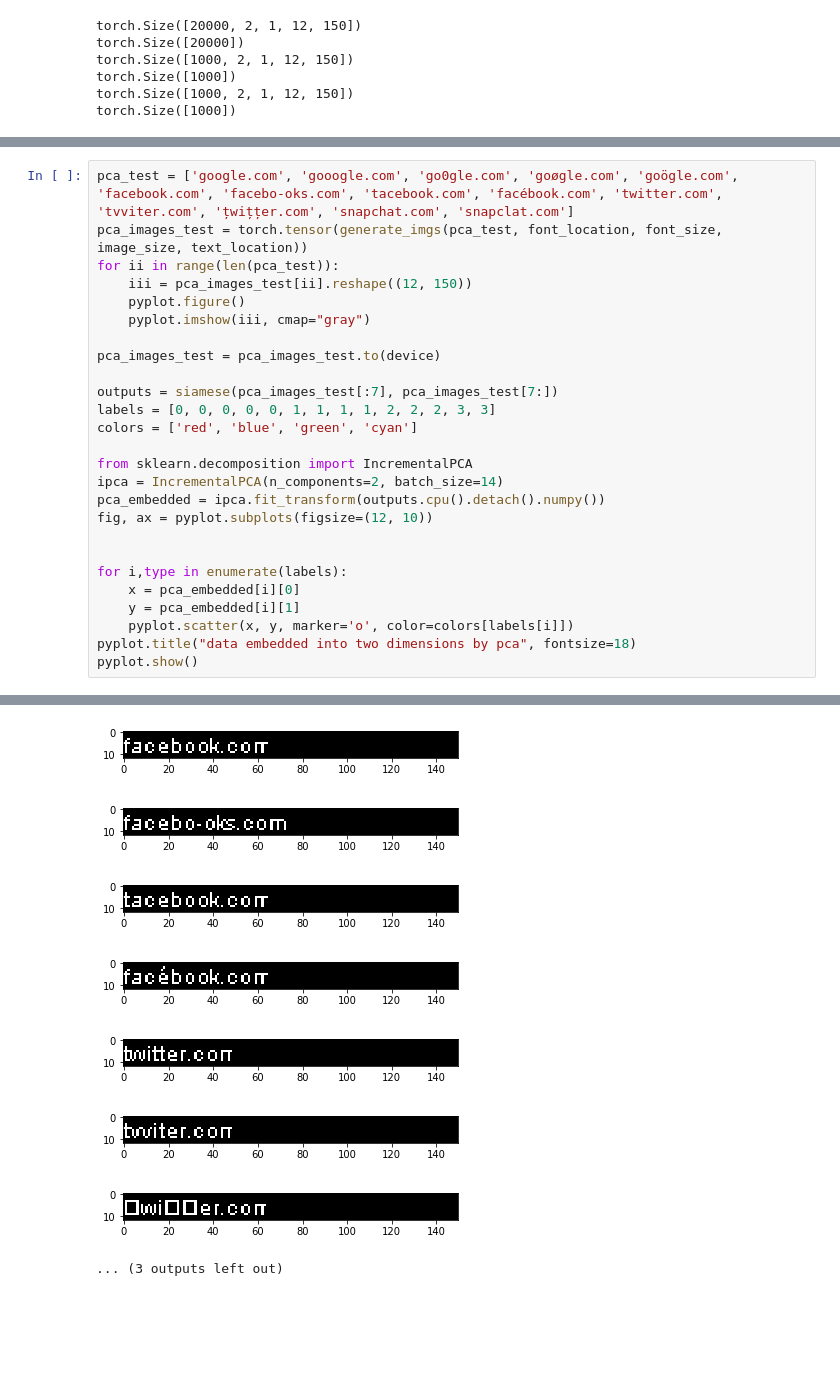
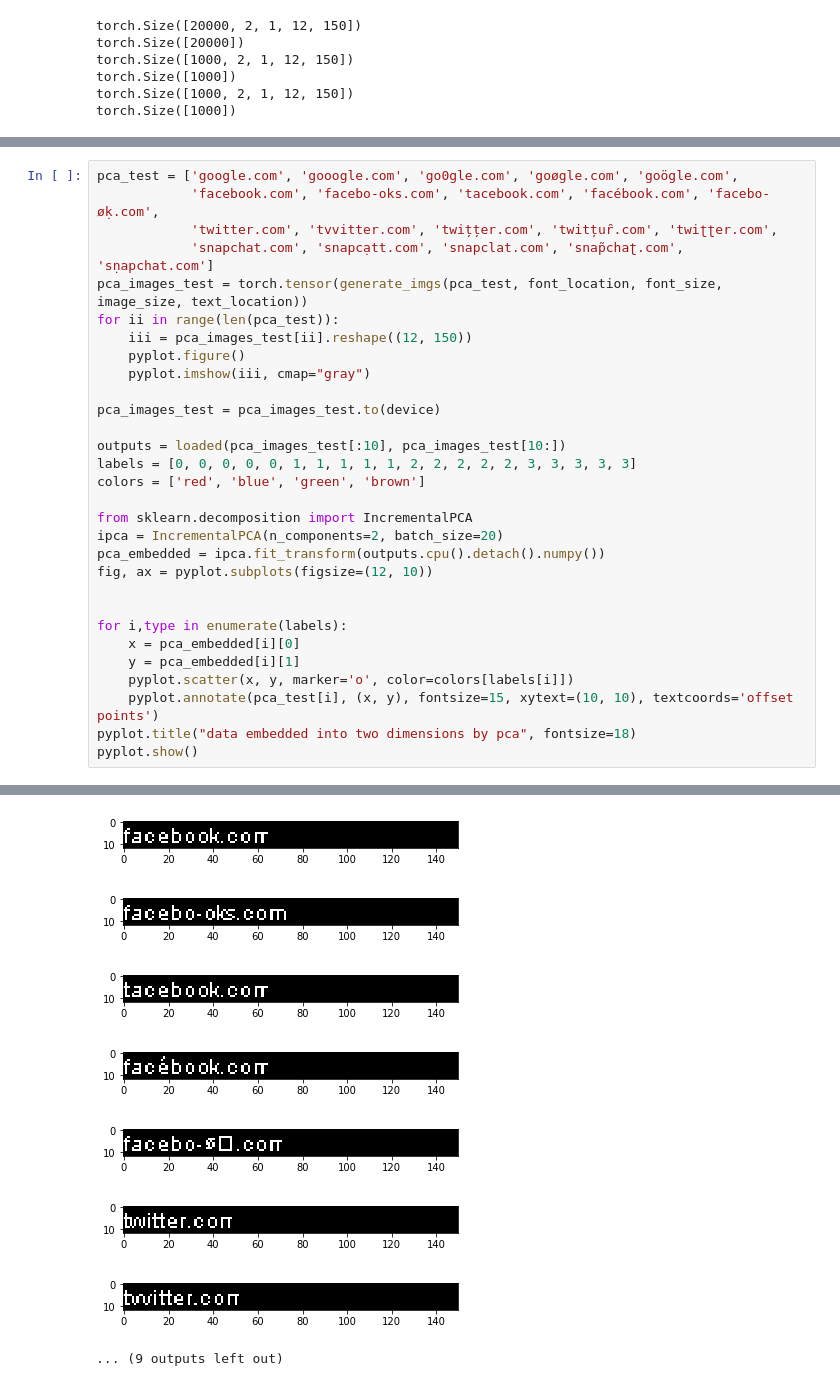
Before and after one commit to horiazegheru/homoglyph-siamese-cnn, a Jupyter notebook: Homoglyph.ipynb, the cells around one changed output, grey strips where cells are left out. Cells and saved outputs as stored; diff of their text form; blank space fills up the shorter version.

```diff
--- a/Homoglyph.ipynb
+++ b/Homoglyph.ipynb
@@ -356,40 +413,44 @@ torch.save(siamese, './siamese.pt')
 # %%
-pca_test = ['google.com', 'gooogle.com', 'go0gle.com', 'goøgle.com', 'goögle.com', 'facebook.com', 'facebo-oks.com', 'tacebook.com', 'facébook.com', 'twitter.com', 'tvviter.com', 'țwițțer.com', 'snapchat.com', 'snapclat.com']
+pca_test = ['google.com', 'gooogle.com', 'go0gle.com', 'goøgle.com', 'goögle.com',
+            'facebook.com', 'facebo-oks.com', 'tacebook.com', 'facébook.com', 'facebo-øḳ.com',
+            'twitter.com', 'tvvitter.com', 'twițțer.com', 'twitțuȓ.com', 'twiʈʈer.com',
+            'snapchat.com', 'snapcạtt.com', 'snapclat.com', 'snap̃chaʈ.com', 'sṇapchat.com']
 pca_images_test = torch.tensor(generate_imgs(pca_test, font_location, font_size, image_size, text_location))
 for ii in range(len(pca_test)):
     iii = pca_images_test[ii].reshape((12, 150))
     pyplot.figure()
     pyplot.imshow(iii, cmap="gray")
 
 pca_images_test = pca_images_test.to(device)
 
-outputs = siamese(pca_images_test[:7], pca_images_test[7:])
-labels = [0, 0, 0, 0, 0, 1, 1, 1, 1, 2, 2, 2, 3, 3]
-colors = ['red', 'blue', 'green', 'cyan']
+outputs = loaded(pca_images_test[:10], pca_images_test[10:])
+labels = [0, 0, 0, 0, 0, 1, 1, 1, 1, 1, 2, 2, 2, 2, 2, 3, 3, 3, 3, 3]
+colors = ['red', 'blue', 'green', 'brown']
 
 from sklearn.decomposition import IncrementalPCA
-ipca = IncrementalPCA(n_components=2, batch_size=14)
+ipca = IncrementalPCA(n_components=2, batch_size=20)
 pca_embedded = ipca.fit_transform(outputs.cpu().detach().numpy())
 fig, ax = pyplot.subplots(figsize=(12, 10))
 
 
 for i,type in enumerate(labels):
     x = pca_embedded[i][0]
     y = pca_embedded[i][1]
     pyplot.scatter(x, y, marker='o', color=colors[labels[i]])
+    pyplot.annotate(pca_test[i], (x, y), fontsize=15, xytext=(10, 10), textcoords='offset points')
 pyplot.title("data embedded into two dimensions by pca", fontsize=18)
 pyplot.show()
 # %% [output]
 [figure]
 [figure]
 [figure]
 [figure]
 [figure]
 [figure]
 [figure]
 [figure]
 [figure]
-[figure, old version]
+[figure, new version]
 [figure]
-[figure, old version]
+[figure, new version]
-... (3 outputs left out)
+... (9 outputs left out)
```
Also changed, not shown: parts of 11 cells of this notebook.
